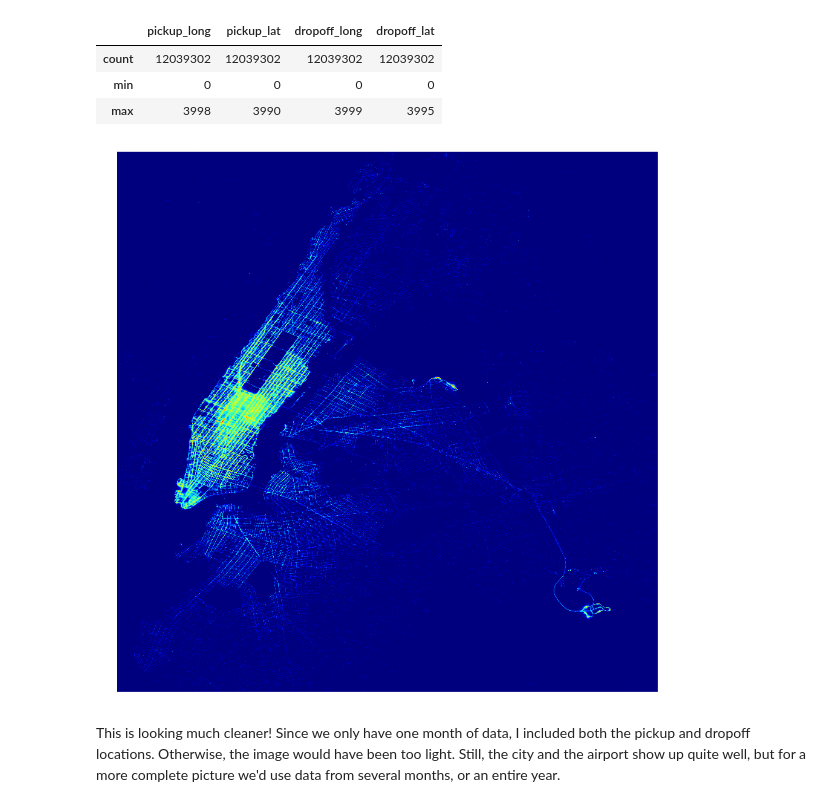
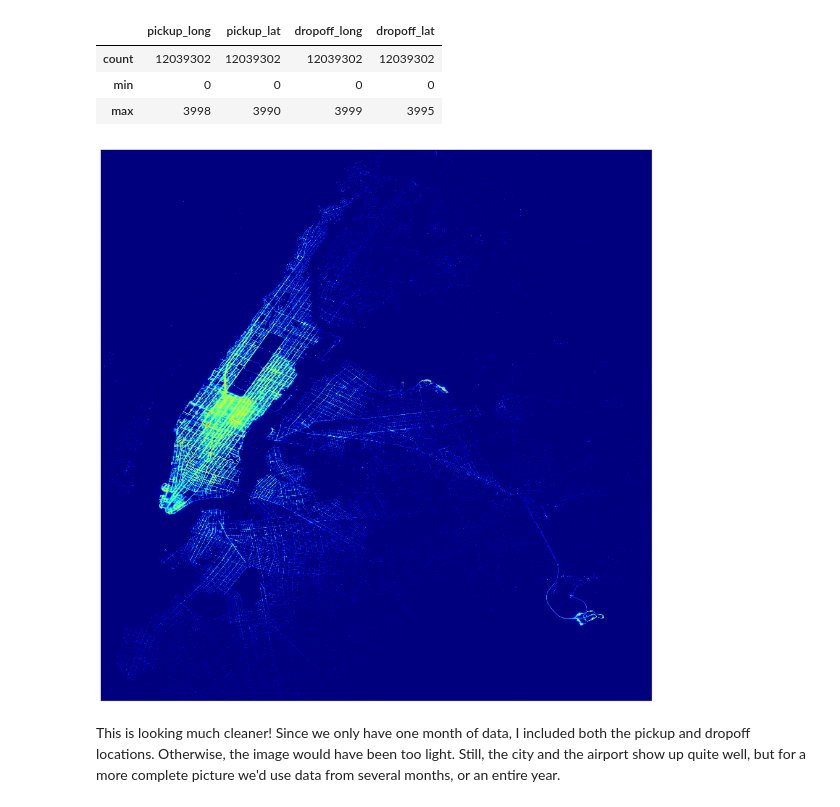
Before and after one commit to bradmager/NYC_TaxiData, a Jupyter notebook: NYC_TaxiData.ipynb, the cells around one changed output. Cells and saved outputs as stored; diff of their text form; code cells hidden in the pictures.

```diff
--- a/NYC_TaxiData.ipynb
+++ b/NYC_TaxiData.ipynb
@@ -136,17 +136,19 @@ log_vals10 = np.log(log_vals)
 # %%
 %matplotlib inline
 
 pd.options.display.mpl_style = 'default'
 
 # # This creates a figure that is 4000 x 4000 pixels
 rcParams['figure.figsize'] = (16, 16) # Figure size in inches
 rcParams['figure.dpi'] = 250
 
-plt.imshow(log_vals10[1000:4000, 500:3500])
-plt.axis('off')
-plt.grid(b='off')
+# Create, save, and show the image
+fig = plt.imshow(log_vals10[1000:4000, 500:3500]) # For just downtown use [1500:3000, 700:2200]
+fig.axes.get_xaxis().set_visible(False)
+fig.axes.get_yaxis().set_visible(False)
+plt.savefig('NYC_Cabs.png', dpi=250, pad_inches=0, bbox_inches='tight')
 plt.show()
 # %% [output]
-[figure, old version]
+[figure, new version]
 # %% [markdown]
 This is looking much cleaner! Since we only have one month of data, I included both the pickup and dropoff locations. Otherwise, the image would have been too light. Still, the city and the airport show up quite well, but for a more complete picture we'd use data from several months, or an entire year.
```
Also changed, not shown: parts of 2 cells of this notebook.
